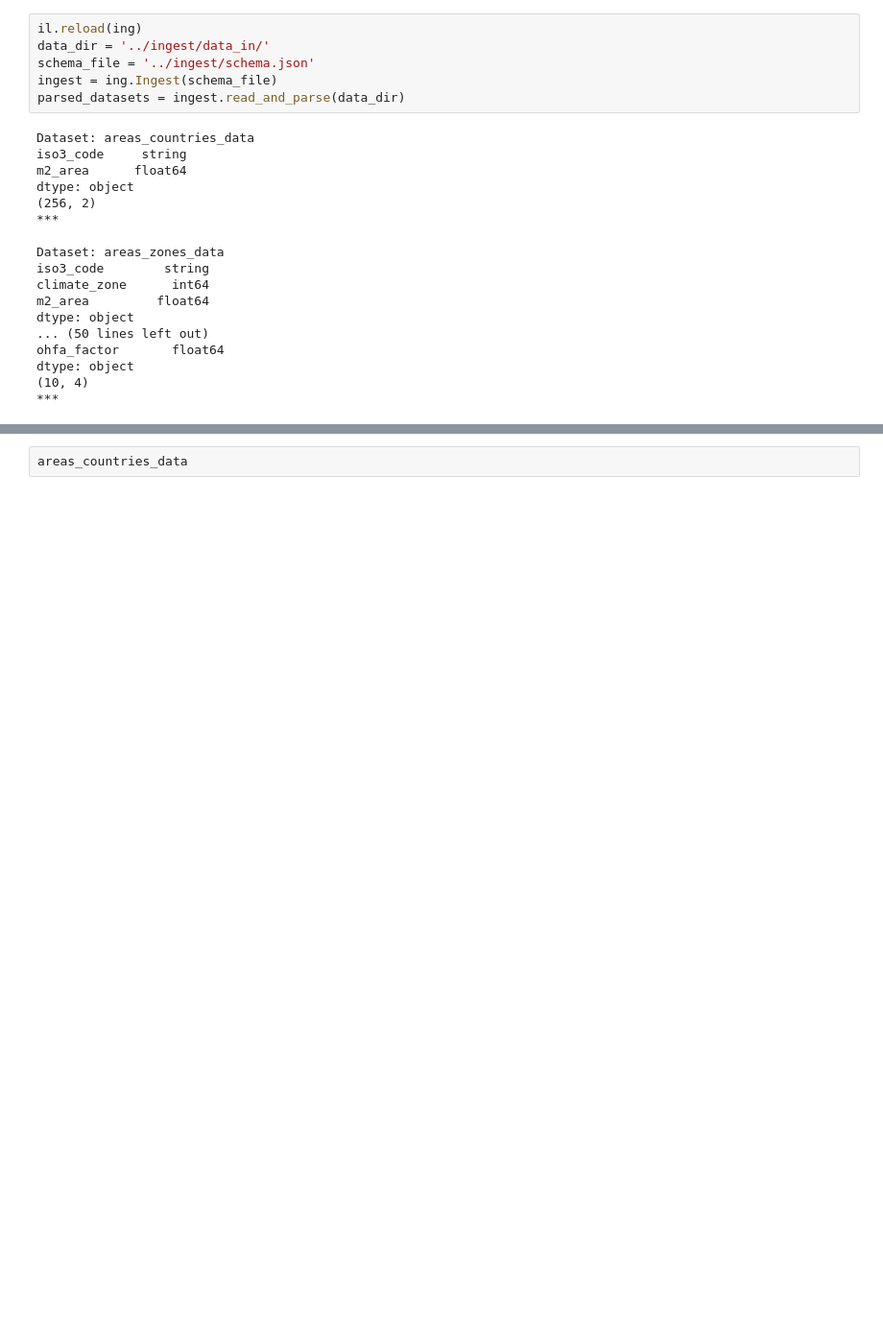
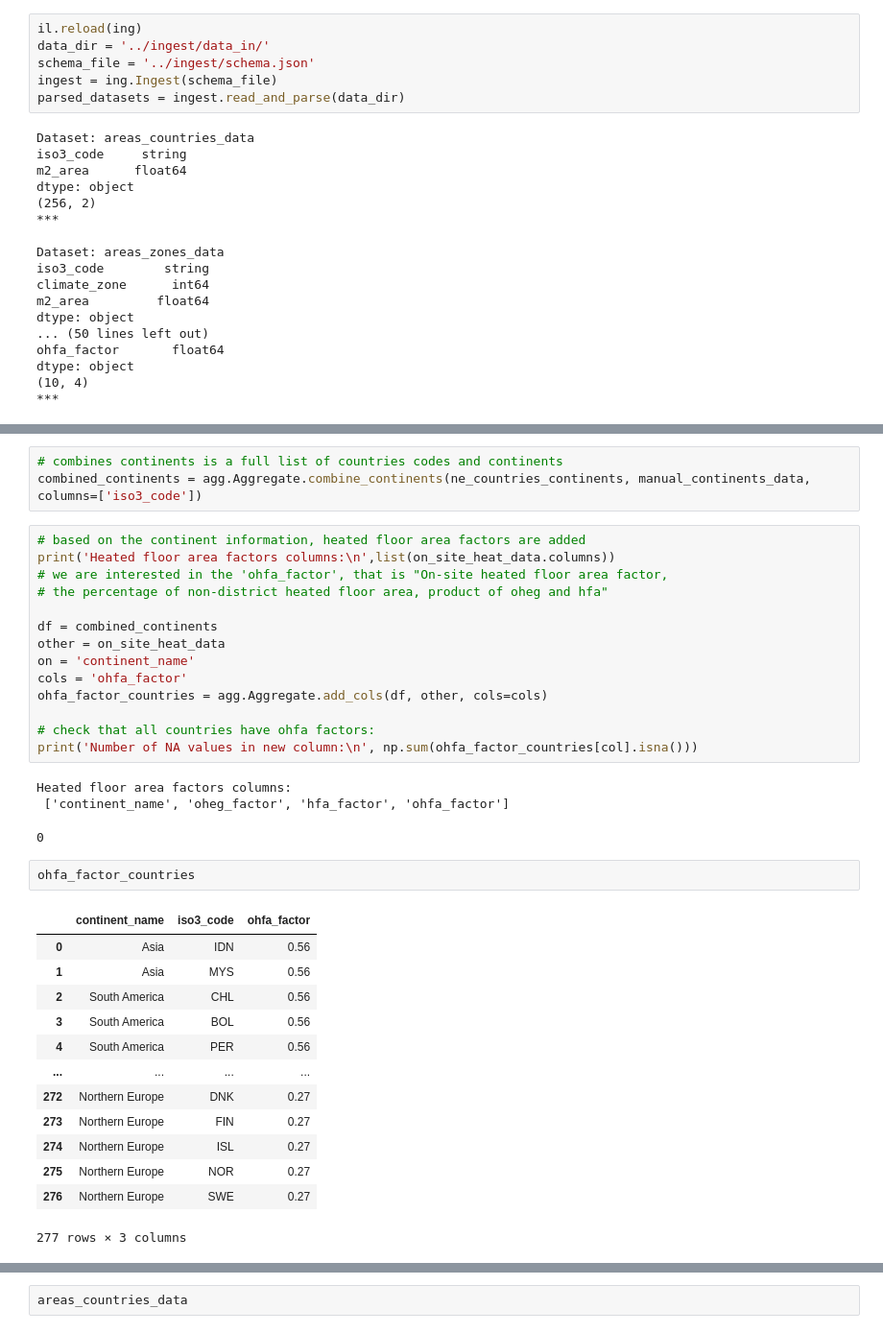
Before and after one commit to AvoinOrg/building-emissions, a Jupyter notebook: src/main/main.ipynb, the cells around one changed output, grey strips where cells are left out. Shown at 96% size. Drawn from its saved outputs; the diff is of its cells as text; blank space fills up the shorter version.

Commit message:
Adds methods for combining continents and adding columns

```diff
--- a/src/main/main.ipynb
+++ b/src/main/main.ipynb
@@ -47,0 +52,37 @@ on_site_heat_data = parsed_datasets['on_site_heat_data']
+# %%
+# combines continents is a full list of countries codes and continents
+combined_continents = agg.Aggregate.combine_continents(ne_countries_continents, manual_continents_data, columns=['iso3_code'])
+# %%
+# based on the continent information, heated floor area factors are added
+print('Heated floor area factors columns:\n',list(on_site_heat_data.columns))
+# we are interested in the 'ohfa_factor', that is "On-site heated floor area factor,
+# the percentage of non-district heated floor area, product of oheg and hfa"
+
+df = combined_continents
+other = on_site_heat_data
+on = 'continent_name'
+cols = 'ohfa_factor'
+ohfa_factor_countries = agg.Aggregate.add_cols(df, other, cols=cols)
+
+# check that all countries have ohfa factors:
+print('Number of NA values in new column:\n', np.sum(ohfa_factor_countries[col].isna()))
+# %% [output]
+Heated floor area factors columns:
+ ['continent_name', 'oheg_factor', 'hfa_factor', 'ohfa_factor']
+0
+# %%
+ohfa_factor_countries
+# %% [output]
+|  | continent_name | iso3_code | ohfa_factor |
+| 0 | Asia | IDN | 0.56 |
+| 1 | Asia | MYS | 0.56 |
+| 2 | South America | CHL | 0.56 |
+| 3 | South America | BOL | 0.56 |
+| 4 | South America | PER | 0.56 |
+| ... | ... | ... | ... |
+| 272 | Northern Europe | DNK | 0.27 |
+| 273 | Northern Europe | FIN | 0.27 |
+| 274 | Northern Europe | ISL | 0.27 |
+| 275 | Northern Europe | NOR | 0.27 |
+| 276 | Northern Europe | SWE | 0.27 |
+277 rows × 3 columns
```
Also changed, not shown: parts of 13 cells of this notebook, 3 other files.
